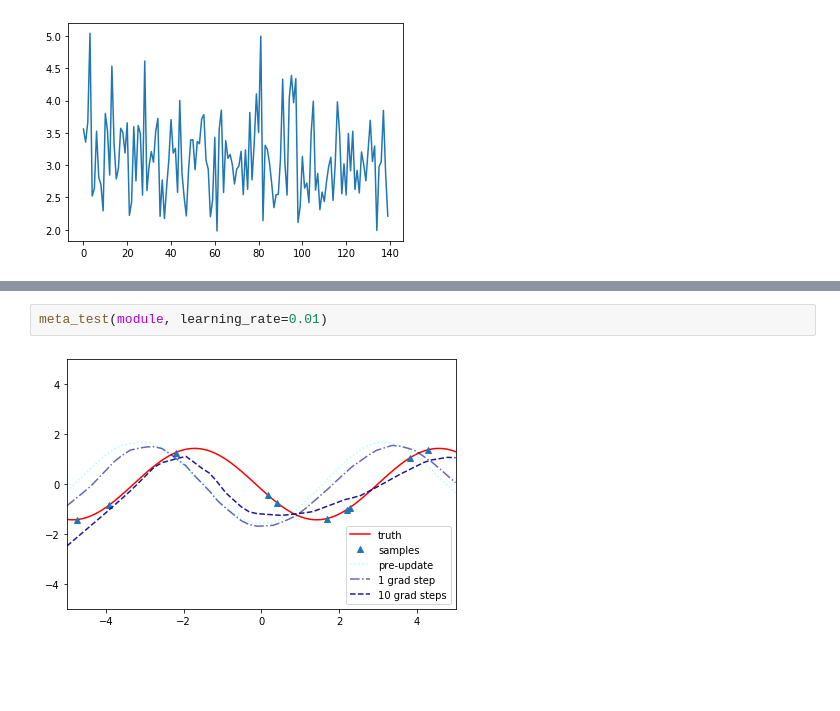
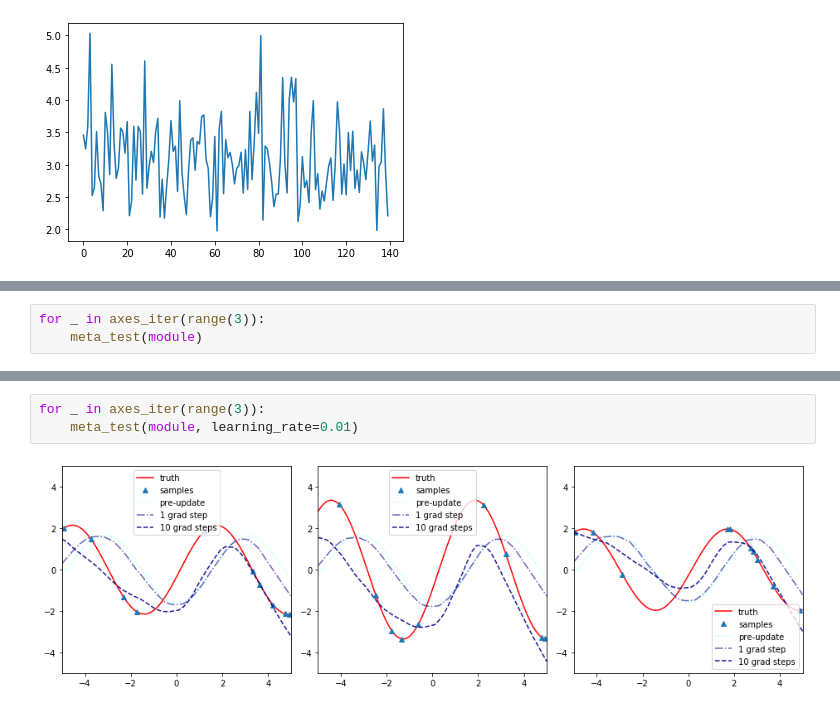
Before and after one commit to tpgillam/meta_learning, a Jupyter notebook: sinusoid.ipynb, the cells around one changed output, grey strips where cells are left out. Saved outputs shown, nothing was run; the diff lists cells and outputs as text; blank space fills up the shorter version.

Commit message:
Use axes_iter to make it easier to look at multiple examples.

```diff
--- a/sinusoid.ipynb
+++ b/sinusoid.ipynb
@@ -319,0 +304,3 @@ meta_test(module)
+# %%
+for _ in axes_iter(range(3)):
+    meta_test(module)
@@ -320,4 +309,5 @@ meta_test(module)
 # %%
-meta_test(module, learning_rate=0.01)
+for _ in axes_iter(range(3)):
+    meta_test(module, learning_rate=0.01)
 # %% [output]
-[figure, old version]
+[figure, new version]
```
Also changed, not shown: parts of 12 cells of this notebook.
